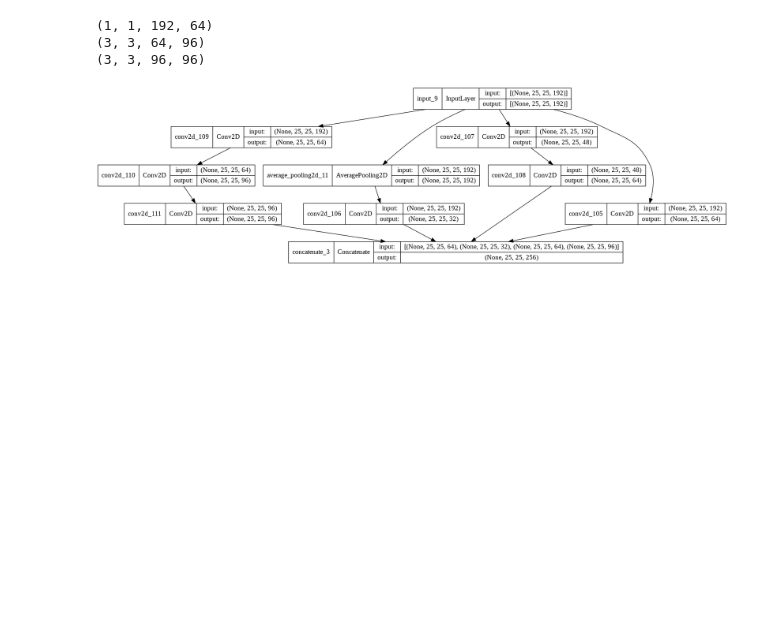
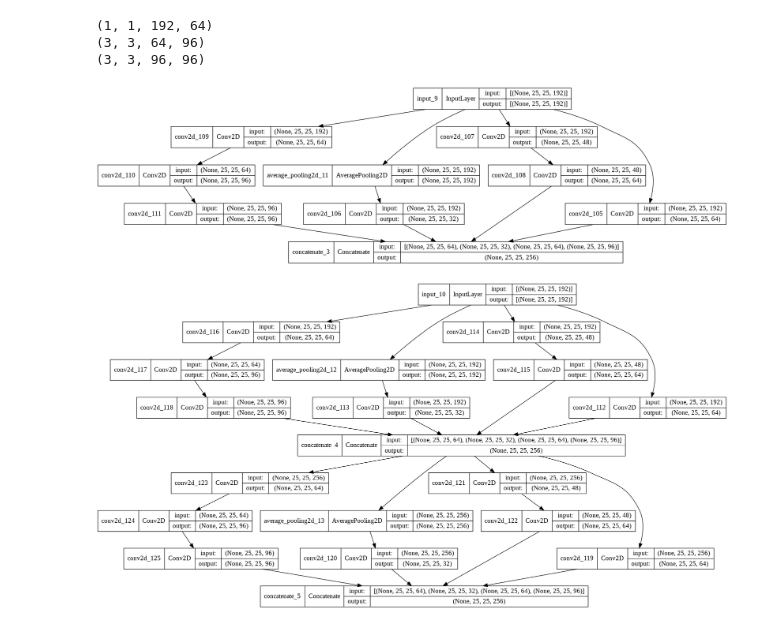
Before and after one commit to zera888/tibaml1027, a Jupyter notebook: inception.ipynb, the cells around one changed output. Saved outputs shown, nothing was run; the diff lists cells and outputs as text; code cells hidden in the pictures; blank space fills up the shorter version.

```diff
--- a/inception.ipynb
+++ b/inception.ipynb
@@ -65,3 +65,30 @@ inception = Model(inputs=[i], outputs=[o])
 plot_model(inception, to_file="my_in.png", show_shapes=True)
 # %% [output]
 [figure]
+# %%
+from tensorflow.keras.models import Model
+from tensorflow.keras.layers import Conv2D, Concatenate, Input, AveragePooling2D
+# Tensor(多維向量) -> Layer(func) -> Tensor(多維向量)
+i = Input(shape=(25, 25, 192))
+# 1
+def conv_block(i):
+    x1 = Conv2D(64, 1, activation="relu", padding="same")(i)
+    # 2
+    x2 = AveragePooling2D(strides=1, padding="same")(i)
+    x2 = Conv2D(32, 1, activation="relu", padding="same")(x2)
+    # 3
+    x3 = Conv2D(48, 1, activation="relu", padding="same")(i)
+    x3 = Conv2D(64, 5, activation="relu", padding="same")(x3)
+    # 4
+    x4 = Conv2D(64, 1, activation="relu", padding="same")(i)
+    x4 = Conv2D(96, 3, activation="relu", padding="same")(x4)
+    x4 = Conv2D(96, 3, activation="relu", padding="same")(x4)
+    # concat
+    o = Concatenate(axis=-1)([x1, x2, x3, x4])
+    return o
+i1 = conv_block(i)
+i2 = conv_block(i1)
+inception = Model(inputs=[i], outputs=[i2])
+plot_model(inception, to_file="my_in.png", show_shapes=True)
+# %% [output]
+[figure, added]
```
